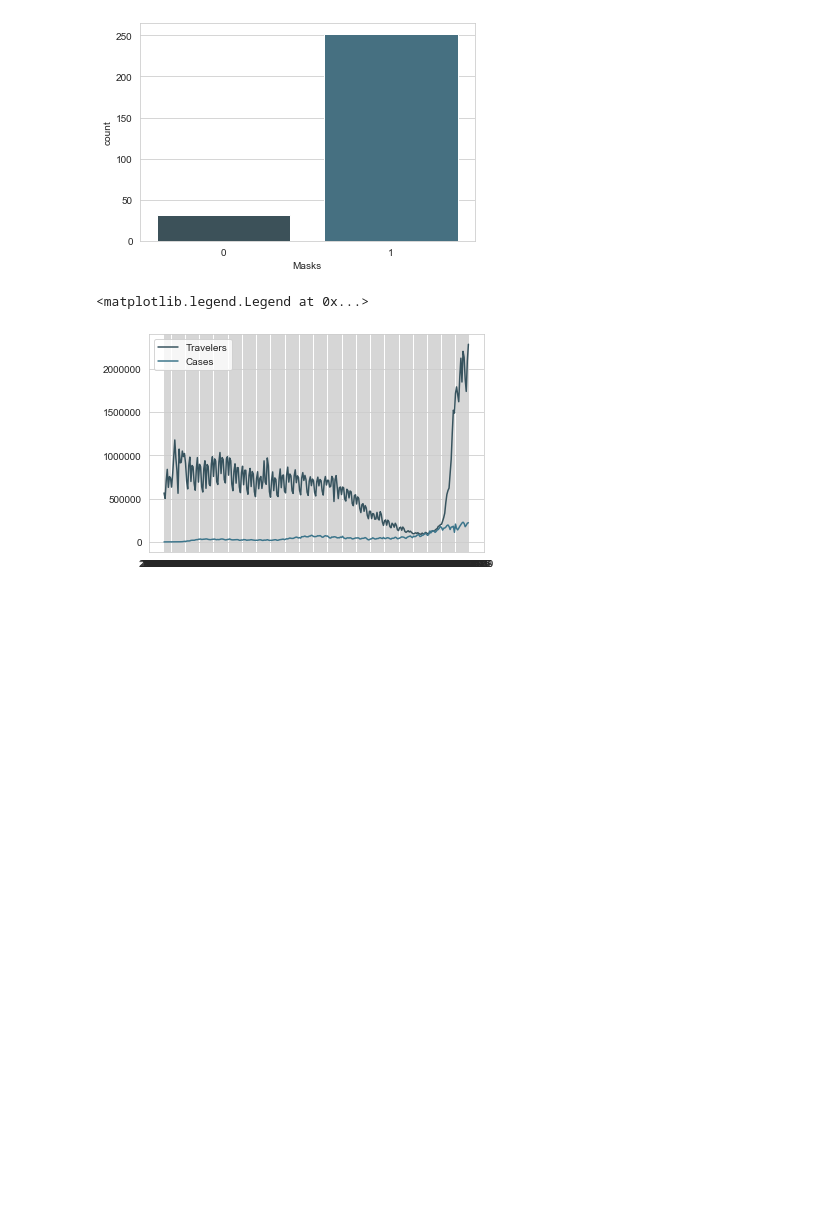
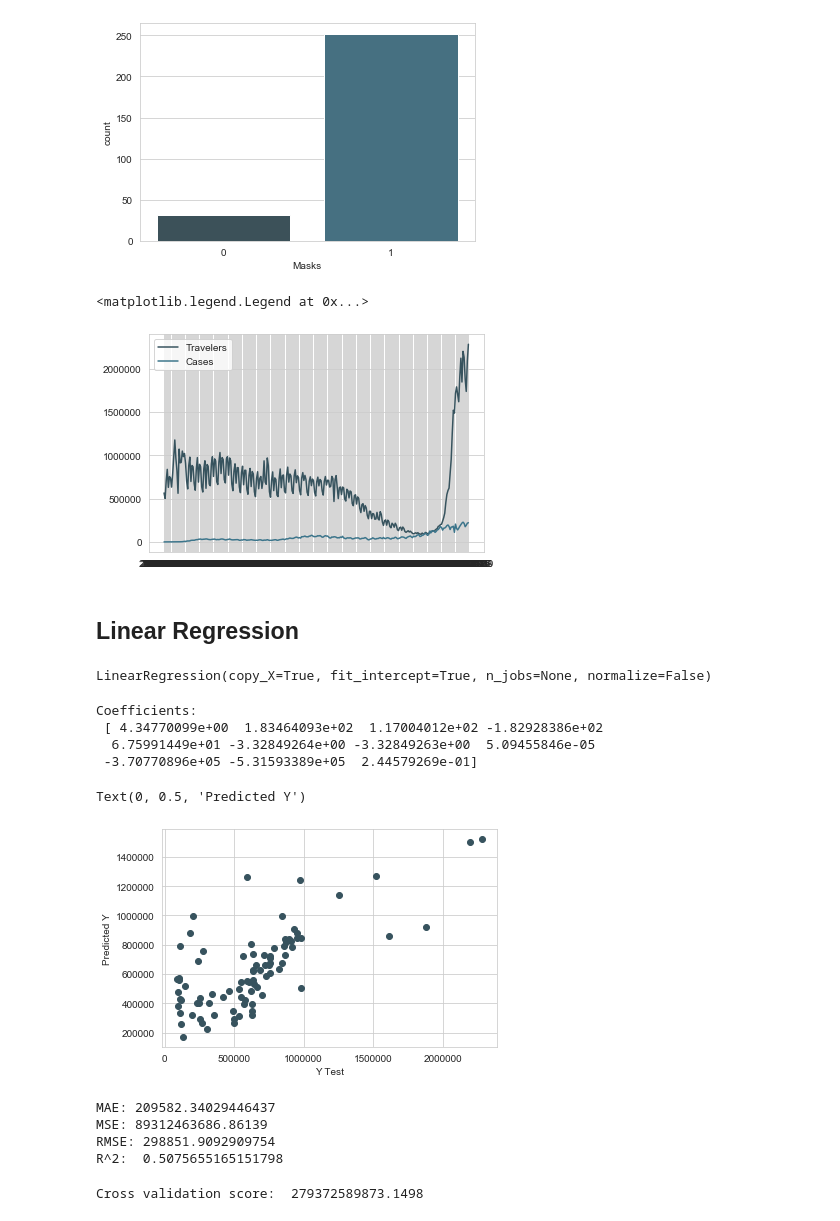
Before and after one commit to devscotte/Air-Travelers, a Jupyter notebook: final_project.ipynb, the cells around one changed output. Saved outputs shown, nothing was run; the diff lists cells and outputs as text; code cells hidden in the pictures; blank space fills up the shorter version.

Commit message:
linear model done. Onto KNN

```diff
--- a/final_project.ipynb
+++ b/final_project.ipynb
@@ -355,3 +355,5 @@ plt.legend()
 # %% [output]
 <matplotlib.legend.Legend at 0x...>
 [figure]
+# %% [markdown]
+## Linear Regression
@@ -357,0 +368,47 @@ plt.legend()
+# %%
+#Separate training and test data
+X_train, X_test, y_train, y_test = train_test_split(X, y, test_size=0.3, random_state=101)
+# %%
+lm = LinearRegression()
+# %%
+#Fit a linear regression model
+lm.fit(X_train,y_train)
+# %% [output]
+LinearRegression(copy_X=True, fit_intercept=True, n_jobs=None, normalize=False)
+# %%
+#Show coefficients
+print('Coefficients: \n', lm.coef_)
+# %% [output]
+Coefficients:
+ [ 4.34770099e+00  1.83464093e+02  1.17004012e+02 -1.82928386e+02
+  6.75991449e+01 -3.32849264e+00 -3.32849263e+00  5.09455846e-05
+ -3.70770896e+05 -5.31593389e+05  2.44579269e-01]
+# %%
+#Gather predictions from fitted model
+predictions = lm.predict(X_test)
+# %%
+#Plot predictions vs actual
+plt.scatter(y_test,predictions)
+plt.xlabel('Y Test')
+plt.ylabel('Predicted Y')
+# %% [output]
+Text(0, 0.5, 'Predicted Y')
+[figure, added]
+# %%
+#Generate metrics
+from sklearn import metrics
+
+print('MAE:', metrics.mean_absolute_error(y_test, predictions))
+print('MSE:', metrics.mean_squared_error(y_test, predictions))
+print('RMSE:', np.sqrt(metrics.mean_squared_error(y_test, predictions)))
+print('R^2: ', metrics.r2_score(y_test, predictions))
+# %% [output]
+MAE: 209582.34029446437
+MSE: 89312463686.86139
+RMSE: 298851.9092909754
+R^2:  0.5075655165151798
+# %%
+#CV score
+print('Cross validation score: ',-1 * ((cross_val_score(lm, X, y, cv=10, scoring='neg_mean_squared_error')).mean()))
+# %% [output]
+Cross validation score:  279372589873.1498
```
Also changed, not shown: parts of 15 cells of this notebook.
